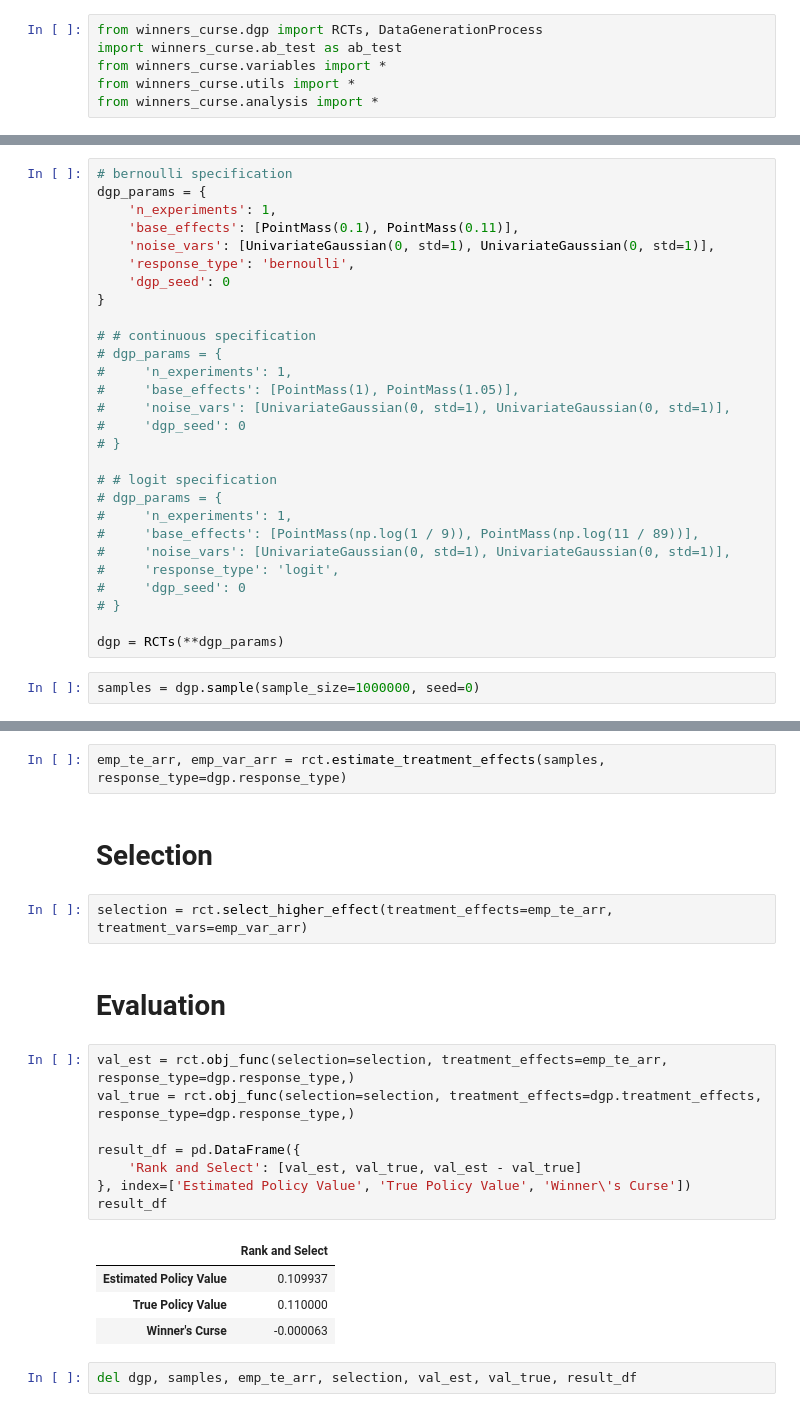
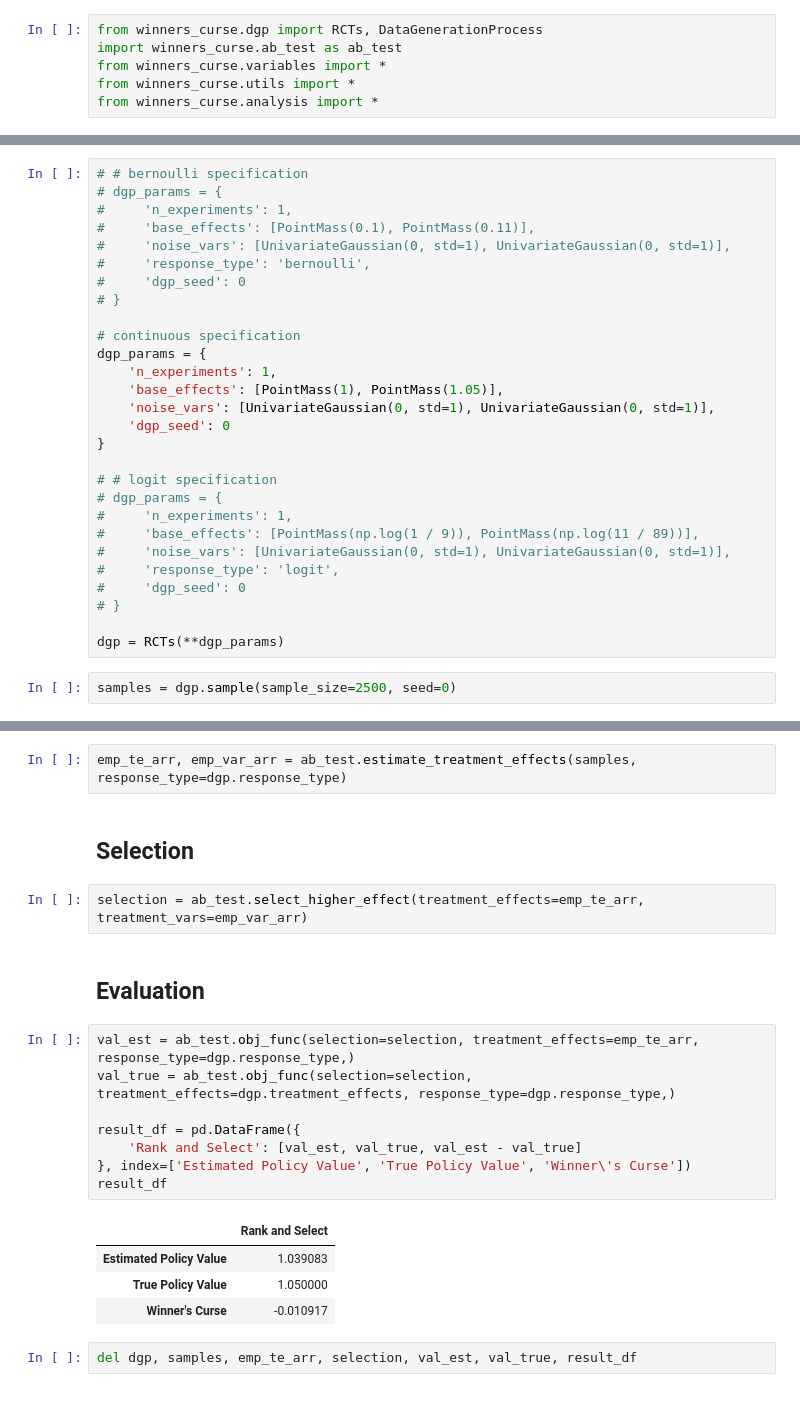
Before and after one commit to iamsikun/winners-curse, a Jupyter notebook: notebooks/ab_test.ipynb, the cells around one changed output, grey strips where cells are left out. Saved outputs shown, nothing was run; the diff lists cells and outputs as text.

```diff
--- a/notebooks/ab_test.ipynb
+++ b/notebooks/ab_test.ipynb
@@ -53,20 +55,20 @@ from winners_curse.analysis import *
 # %%
-# bernoulli specification
+# # bernoulli specification
+# dgp_params = {
+#     'n_experiments': 1,
+#     'base_effects': [PointMass(0.1), PointMass(0.11)],
+#     'noise_vars': [UnivariateGaussian(0, std=1), UnivariateGaussian(0, std=1)],
+#     'response_type': 'bernoulli',
+#     'dgp_seed': 0
+# }
+
+# continuous specification
 dgp_params = {
     'n_experiments': 1,
-    'base_effects': [PointMass(0.1), PointMass(0.11)],
+    'base_effects': [PointMass(1), PointMass(1.05)],
     'noise_vars': [UnivariateGaussian(0, std=1), UnivariateGaussian(0, std=1)],
-    'response_type': 'bernoulli',
     'dgp_seed': 0
 }
-
-# # continuous specification
-# dgp_params = {
-#     'n_experiments': 1,
-#     'base_effects': [PointMass(1), PointMass(1.05)],
-#     'noise_vars': [UnivariateGaussian(0, std=1), UnivariateGaussian(0, std=1)],
-#     'dgp_seed': 0
-# }
 
 # # logit specification
 # dgp_params = {
@@ -79,5 +81,5 @@ dgp_params = {
 
 dgp = RCTs(**dgp_params)
 # %%
-samples = dgp.sample(sample_size=1000000, seed=0)
+samples = dgp.sample(sample_size=2500, seed=0)
 # %% [markdown]
@@ -85,24 +87,24 @@ samples = dgp.sample(sample_size=1000000, seed=0)
 # %%
-emp_te_arr, emp_var_arr = rct.estimate_treatment_effects(samples, response_type=dgp.response_type)
+emp_te_arr, emp_var_arr = ab_test.estimate_treatment_effects(samples, response_type=dgp.response_type)
 # %% [markdown]
-# Selection
+## Selection
 # %%
-selection = rct.select_higher_effect(treatment_effects=emp_te_arr, treatment_vars=emp_var_arr)
+selection = ab_test.select_higher_effect(treatment_effects=emp_te_arr, treatment_vars=emp_var_arr)
 # %% [markdown]
-# Evaluation
+## Evaluation
 # %%
-val_est = rct.obj_func(selection=selection, treatment_effects=emp_te_arr, response_type=dgp.response_type,)
-val_true = rct.obj_func(selection=selection, treatment_effects=dgp.treatment_effects, response_type=dgp.response_type,)
+val_est = ab_test.obj_func(selection=selection, treatment_effects=emp_te_arr, response_type=dgp.response_type,)
+val_true = ab_test.obj_func(selection=selection, treatment_effects=dgp.treatment_effects, response_type=dgp.response_type,)
 
 result_df = pd.DataFrame({
     'Rank and Select': [val_est, val_true, val_est - val_true]
 }, index=['Estimated Policy Value', 'True Policy Value', 'Winner\'s Curse'])
 result_df
 # %% [output]
 |  | Rank and Select |
-| Estimated Policy Value | 0.109937 |
-| True Policy Value | 0.110000 |
-| Winner's Curse | -0.000063 |
+| Estimated Policy Value | 1.039083 |
+| True Policy Value | 1.050000 |
+| Winner's Curse | -0.010917 |
 # %%
 del dgp, samples, emp_te_arr, selection, val_est, val_true, result_df
 # %% [markdown]
```
Also changed, not shown: parts of 51 cells of this notebook, 20 other files.
